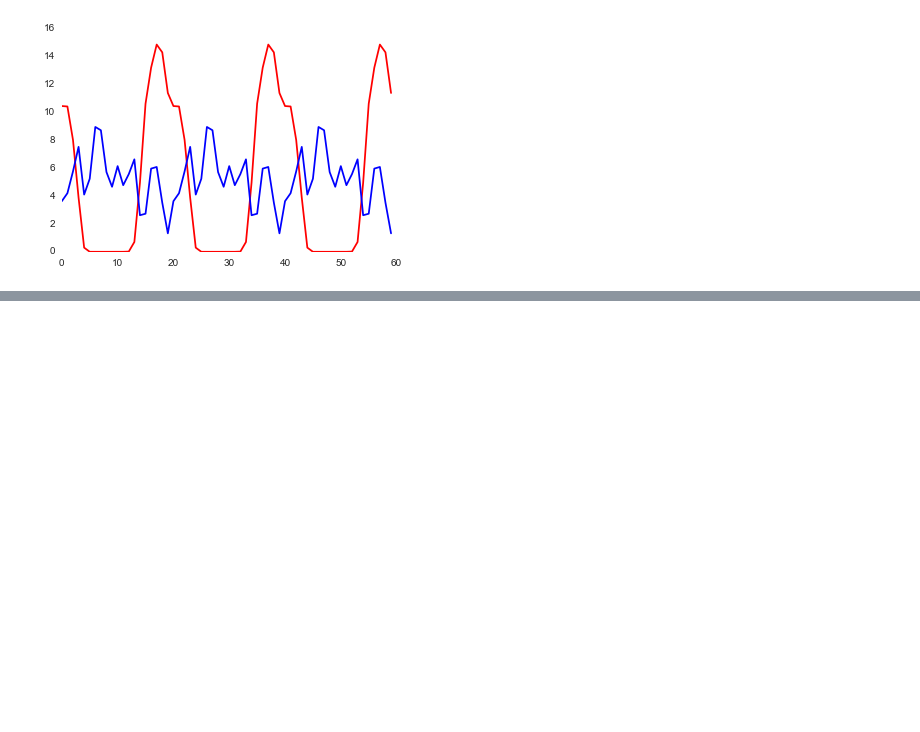
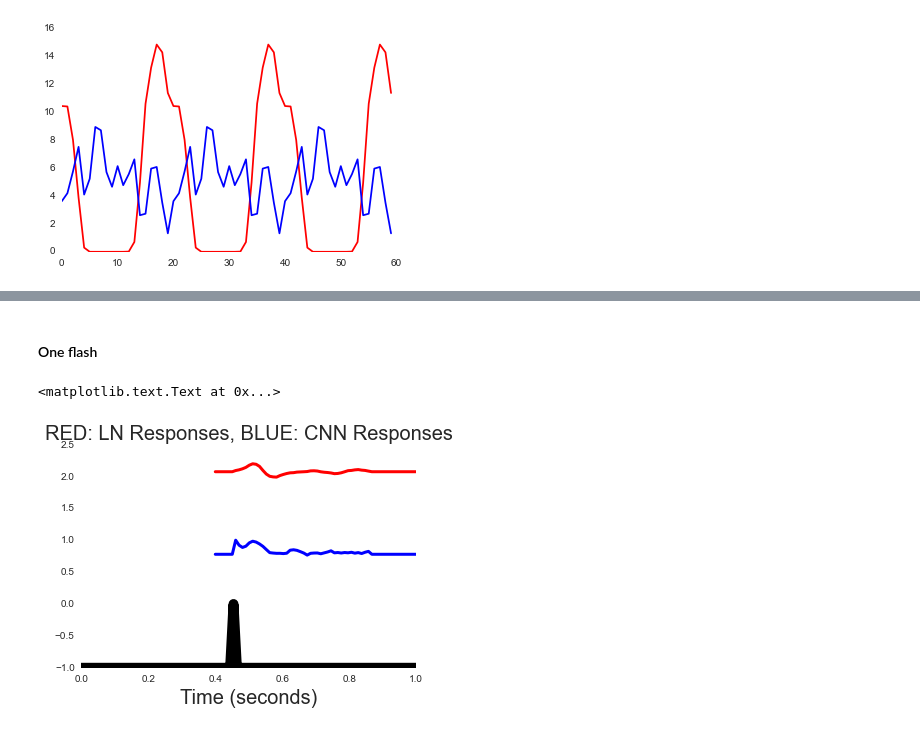
Before and after one commit to baccuslab/deep-retina, a Jupyter notebook: notebooks/Responses Probing Adaptation.ipynb, the cells around one changed output, grey strips where cells are left out. Cells and saved outputs as stored; diff of their text form; code cells hidden in the pictures; blank space fills up the shorter version.

Commit message:
masked flash

```diff
--- a/notebooks/Responses Probing Adaptation.ipynb
+++ b/notebooks/Responses Probing Adaptation.ipynb
@@ -470,0 +484,46 @@ plt.plot(cnn_response, 'b')
+# %%
+def get_flash_sequence(initial_flash=45, latency=10, nsamples=100, intensity=1):
+    flash_sequence = np.zeros((nsamples,))
+
+    # Make two flashes
+    flash_sequence[initial_flash] = intensity
+    flash_sequence[initial_flash+latency] = intensity
+    return flash_sequence
+# %%
+def get_full_field_flashes(mask=sp, initial_flash=45, latency=10, nsamples=100, intensity=1):
+    flash_sequence = get_flash_sequence(initial_flash=initial_flash, latency=latency, nsamples=nsamples,
+                                       intensity=intensity)
+
+    # Convert flash sequence into full field movie
+    full_field_flash = np.outer(flash_sequence, mask)
+    full_field_flash = full_field_flash.reshape((flash_sequence.shape[0], 50, 50))
+
+    # Convert movie to 400ms long samples in the correct format for our model
+    full_field_movies = rolling_window(full_field_flash, 40)
+    full_field_movies = np.rollaxis(full_field_movies, 2)
+    full_field_movies = np.rollaxis(full_field_movies, 3, 1)
+    return full_field_movies
+# %%
+nsamples = 100
+# %% [markdown]
+#### One flash
+# %%
+lat = 0
+
+flash_stimulus = get_full_field_flashes(latency=lat)
+ln_flash_response = ln_model.predict(flash_stimulus)
+cnn_flash_response = naturalscenes_model.predict(flash_stimulus)
+
+# Plot flash sequence
+flash_sequence = get_flash_sequence(latency=lat)
+plt.plot(np.linspace(0,nsamples/100,nsamples), flash_sequence - 1, 'k', linewidth=10)
+
+# Plot average CNN and LN responses
+plt.plot(np.linspace(0.4,nsamples/100,nsamples-40), cnn_flash_response, 'b', linewidth=3)
+plt.plot(np.linspace(0.4,nsamples/100,nsamples-40), ln_flash_response, 'r', linewidth=3)
+plt.xlabel('Time (seconds)', fontsize=20)
+plt.title('RED: LN Responses, BLUE: CNN Responses', fontsize=20)
+#plt.savefig('Flash Response.png', dpi=500)
+# %% [output]
+<matplotlib.text.Text at 0x...>
+[figure, added]
```
Also changed, not shown: parts of 7 cells of this notebook.
